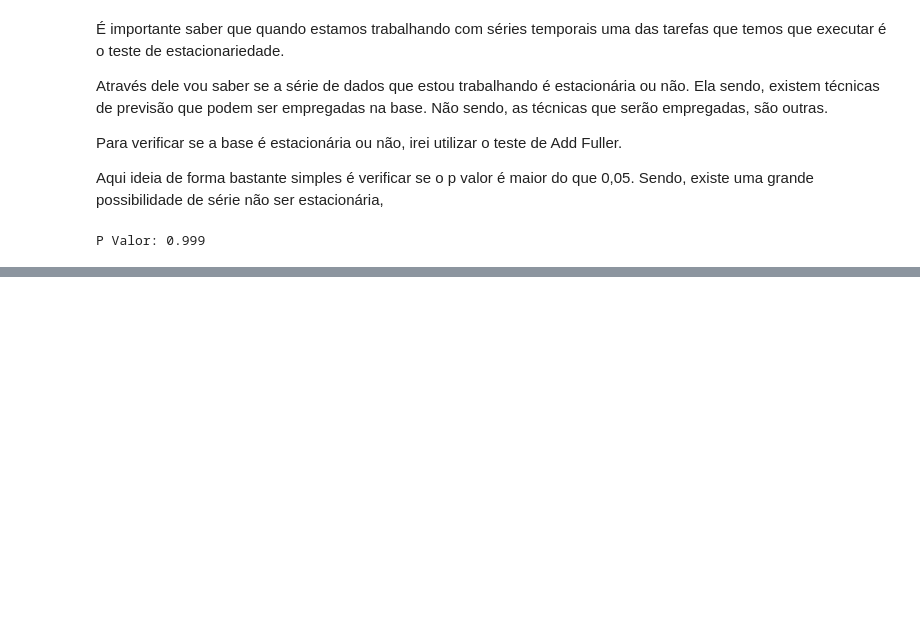
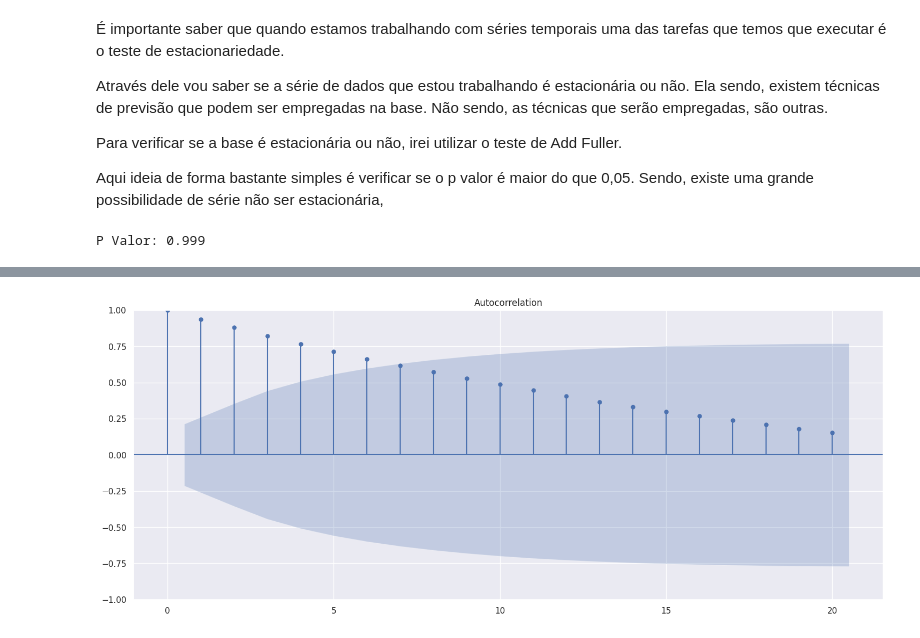
Before and after one commit to j2evaldo/covid_dio, a Jupyter notebook: covid.ipynb, the cells around one changed output, grey strips where cells are left out. Saved outputs shown, nothing was run; the diff lists cells and outputs as text; code cells hidden in the pictures; blank space fills up the shorter version.

```diff
--- a/covid.ipynb
+++ b/covid.ipynb
@@ -375,0 +384,7 @@ Conforme podemos ver, estamos diante de uma série que não é estacionária.
+# %%
+from statsmodels.graphics.tsaplots import plot_acf, plot_pacf
+imagem = plot_acf(temp['confirmed'])
+imagem.figure.set_size_inches(18,7)
+imagem.show()
+# %% [output]
+[figure, added]
```
Also changed, not shown: parts of 26 cells of this notebook.
